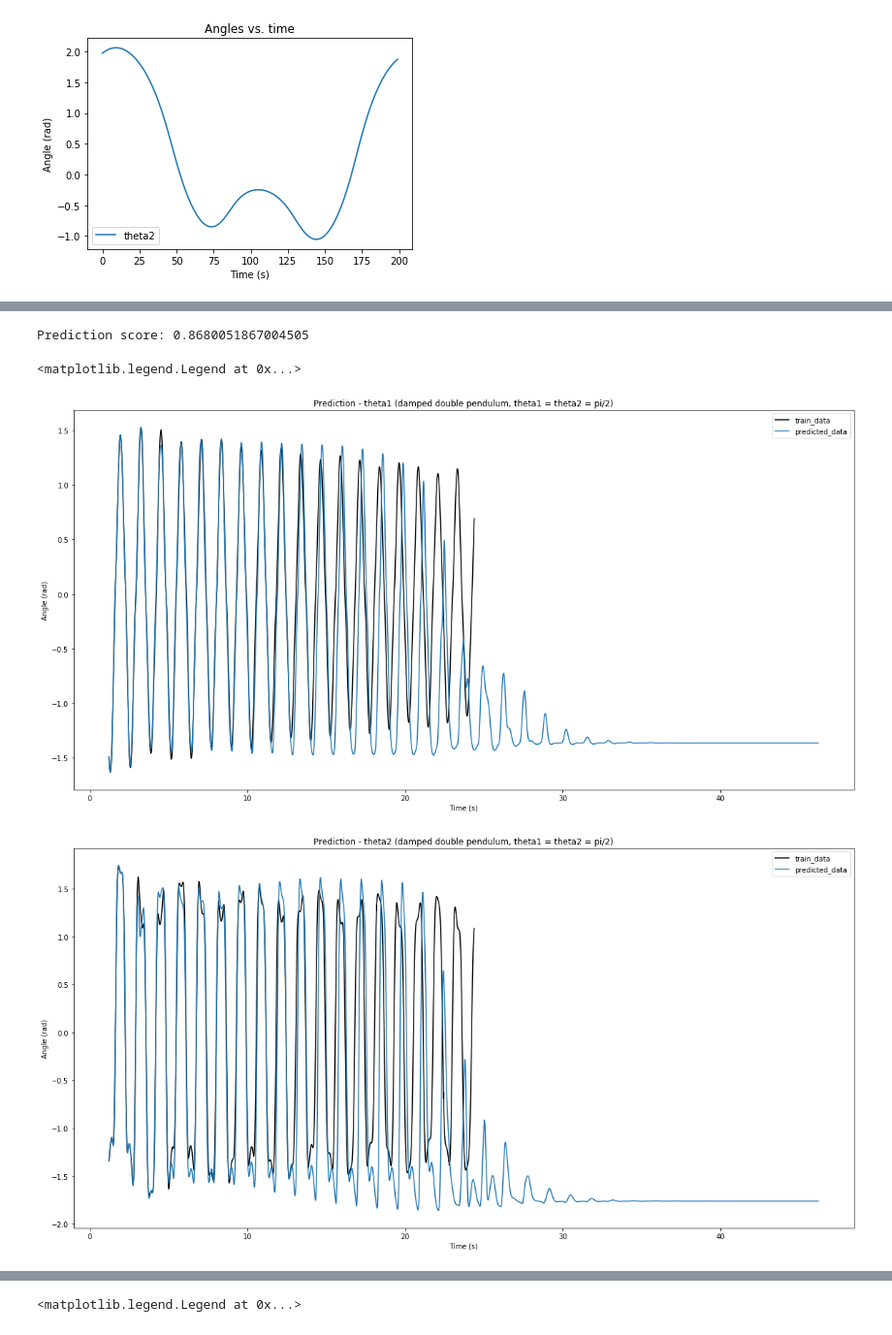
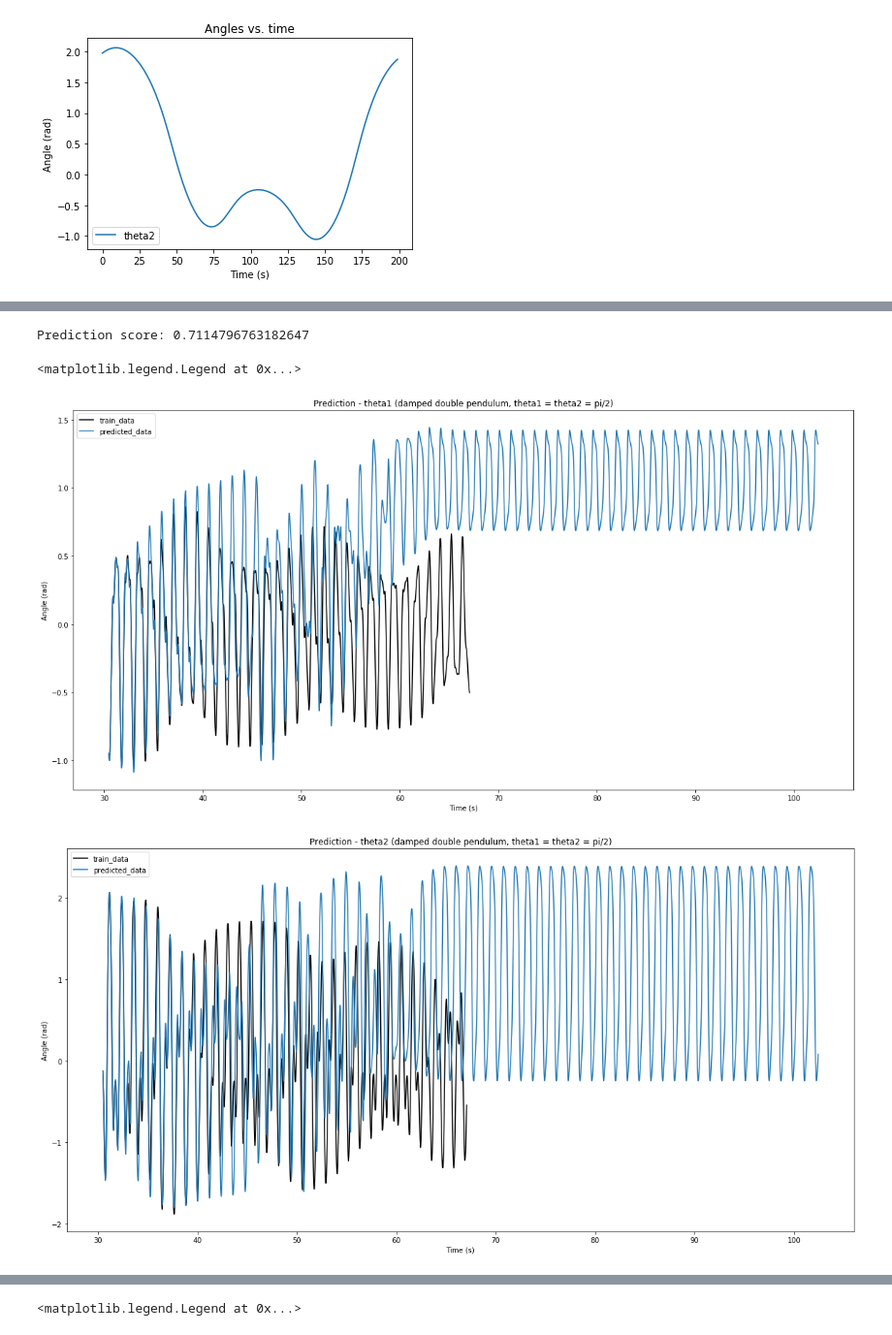
Before and after one commit to khoa-ho/deep-learning-physics, a Jupyter notebook: 5-15-2018 - Experimental double pendulum 2.ipynb, the cells around one changed output, grey strips where cells are left out. Shown at 97% size. Drawn from its saved outputs; the diff is of its cells as text; code cells hidden in the pictures.

Commit message:
Trying to predict long term behavior of double pendulum

```diff
--- a/5-15-2018 - Experimental double pendulum 2.ipynb
+++ b/5-15-2018 - Experimental double pendulum 2.ipynb
@@ -96,7 +96,7 @@ theta1dot = np.gradient(theta1)
 theta2dot = np.gradient(theta2)
 
 a = 5000
-b = 20000
+b = 11000
 
 plt.figure()
 plt.plot(time[a:b], theta1[a:b], label='theta1')
@@ -300,6 +300,6 @@ _________________________________________________________________
 # and now train the model
 # batch_size should be appropriate to your memory size
 # number of epochs should be higher for real world problems
-history = model.fit(X_train, y_train, batch_size=32, epochs=50, validation_split=0.1)
+history = model.fit(X_train, y_train, batch_size=32, epochs=10, validation_split=0.1)
 # %% [output]
 Train on 13050 samples, validate on 1450 samples
@@ -389,35 +393,35 @@ for i in range(prediction_steps * 2):
 modelled_data = np.array(modelled_data) if np.array_equal(test_data, y_test) else np.append(data[0:N_PREV], modelled_data, axis=0)
 print('Prediction score:', np.mean((modelled_data[:len(test_data)]-test_data)**2))
 # %% [output]
-Prediction score: 0.8680051867004505
+Prediction score: 0.7114796763182647
 # %%
 # visualize prediction performance
 t_start = time[-len(test_data)] if np.array_equal(test_data, y_test) else time[a]
 t2 = np.arange(t_start, t_start+len(modelled_data)*t_step, t_step)
 t2 = t2[:len(modelled_data)]
 
 plt.figure(figsize=(20,10))
 if np.array_equal(test_data, y_test):
     plt.plot(t1, y_test[:,0], label='test_data', color='k')
 else:
     plt.plot(time[a:b], data[:,0], label='train_data', color='k')
 plt.plot(t2, modelled_data[:,0], label='predicted_data')
 plt.title('Prediction - theta1 (damped double pendulum, theta1 = theta2 = pi/2)')
 plt.xlabel('Time (s)')
 plt.ylabel('Angle (rad)')
 plt.legend()
 
 plt.figure(figsize=(20,10))
 if np.array_equal(test_data, y_test):
     plt.plot(t1, y_test[:,1], label='test_data', color='k')
 else:
     plt.plot(time[a:b], data[:,1], label='train_data', color='k')
-plt.plot(t2, modelled_data[:,1], label='predicted_data')
+plt.plot(t2[:], modelled_data[:,1], label='predicted_data')
 plt.title('Prediction - theta2 (damped double pendulum, theta1 = theta2 = pi/2)')
 plt.xlabel('Time (s)')
 plt.ylabel('Angle (rad)')
 plt.legend()
 # %% [output]
 <matplotlib.legend.Legend at 0x...>
-[figure, old version]
+[figure, new version]
-[figure, old version]
+[figure, new version]
```
Also changed, not shown: parts of 7 cells of this notebook, 3 other files.
